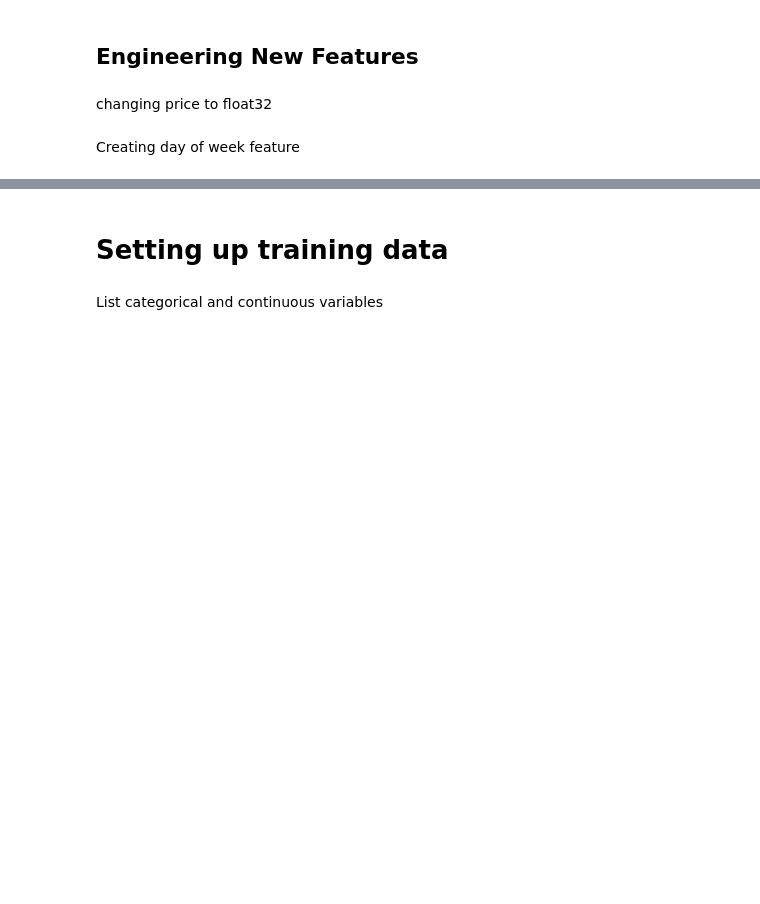
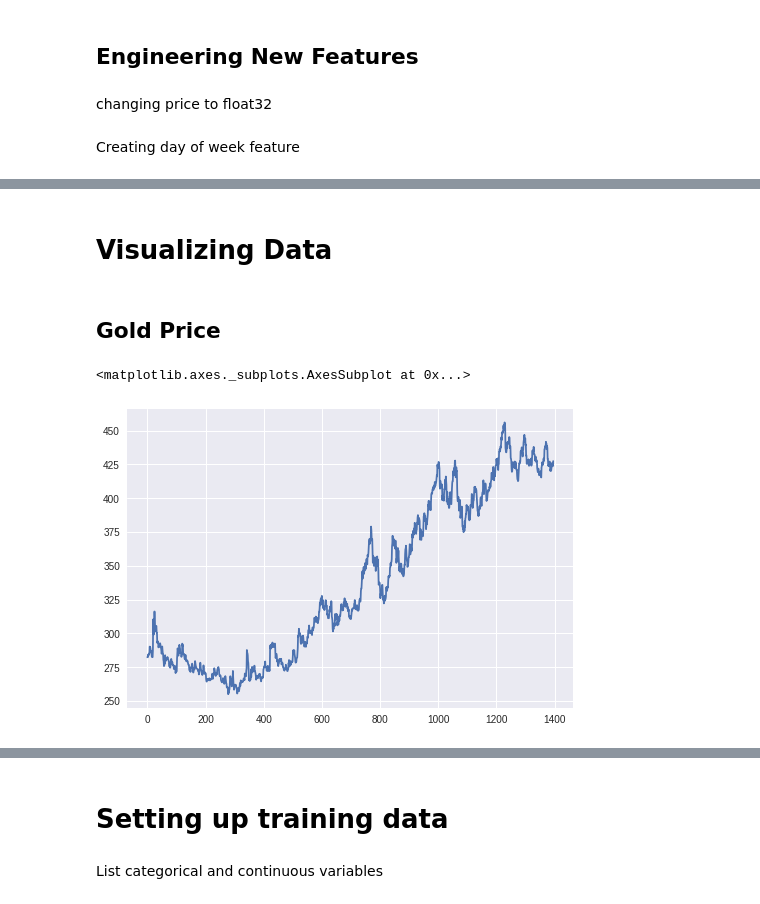
Before and after one commit to maxmatical/Machine-Learning, a Jupyter notebook: Gold_Case_Study.ipynb, the cells around one changed output, grey strips where cells are left out. Cells and saved outputs as stored; diff of their text form; code cells hidden in the pictures; blank space fills up the shorter version.

```diff
--- a/Gold_Case_Study.ipynb
+++ b/Gold_Case_Study.ipynb
@@ -294,3 +298,7 @@ concat_clean.describe(include='all')
 | 50% | NaN | 320.899994 | 322.950000 | 319.600000 | 1993.50000 | 11953.000000 | 6.000000 | 218.000000 | 220.000000 | 215.500000 | ... |
 | 75% | NaN | 398.025002 | 401.075000 | 394.600000 | 31402.75000 | 83600.750000 | 9.000000 | 237.750000 | 239.750000 | 235.500000 | ... |
 | max | NaN | 456.000000 | 456.500000 | 451.500000 | 112943.00000 | 253662.000000 | 12.000000 | 330.500000 | 335.250000 | 329.000000 | ... |
+# %% [markdown]
+# Visualizing Data
+# %% [markdown]
+## Gold Price
@@ -296,0 +308,12 @@ concat_clean.describe(include='all')
+# %%
+gold_price = concat_clean['Price']
+gdp = concat_clean['gdp']
+cpi = concat_clean['cpi']
+interest = concat_clean['int']
+trade = concat_clean['nettrade']
+tmp = concat_clean['TAVG']
+# %%
+gold_price.plot()
+# %% [output]
+<matplotlib.axes._subplots.AxesSubplot at 0x...>
+[figure, added]
```
Also changed, not shown: parts of 30 cells of this notebook.
